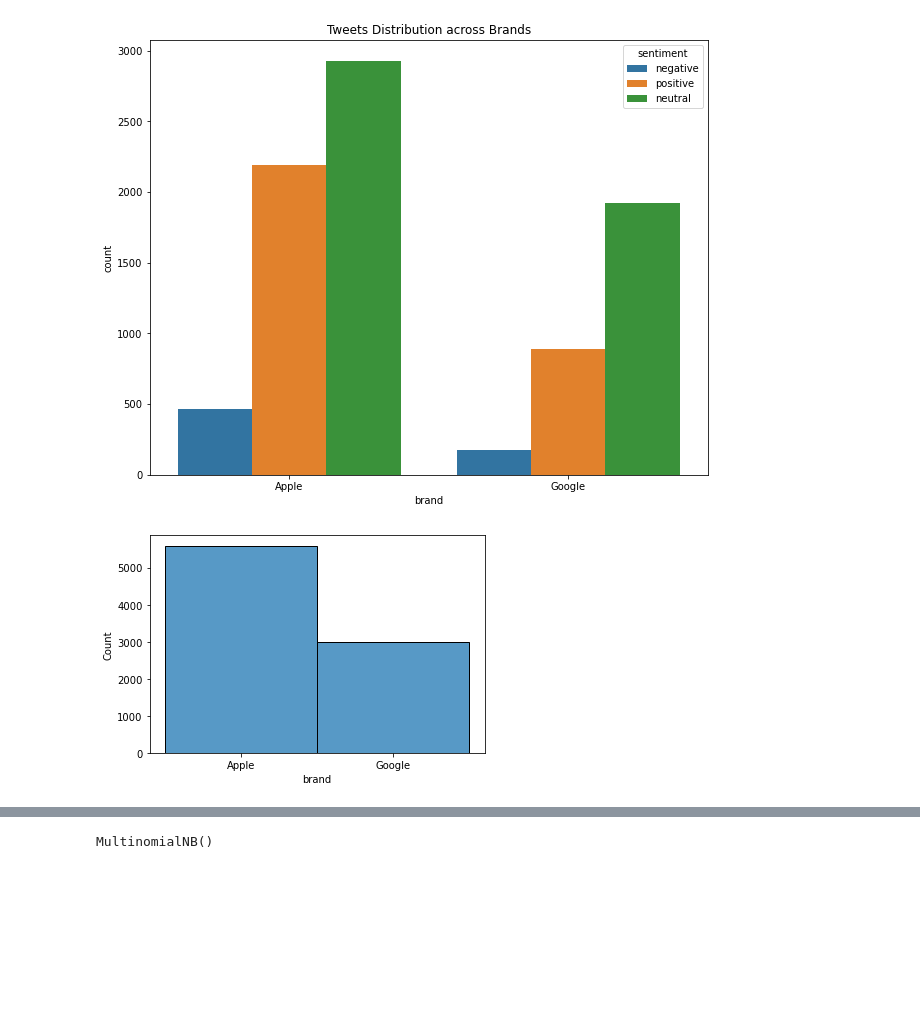
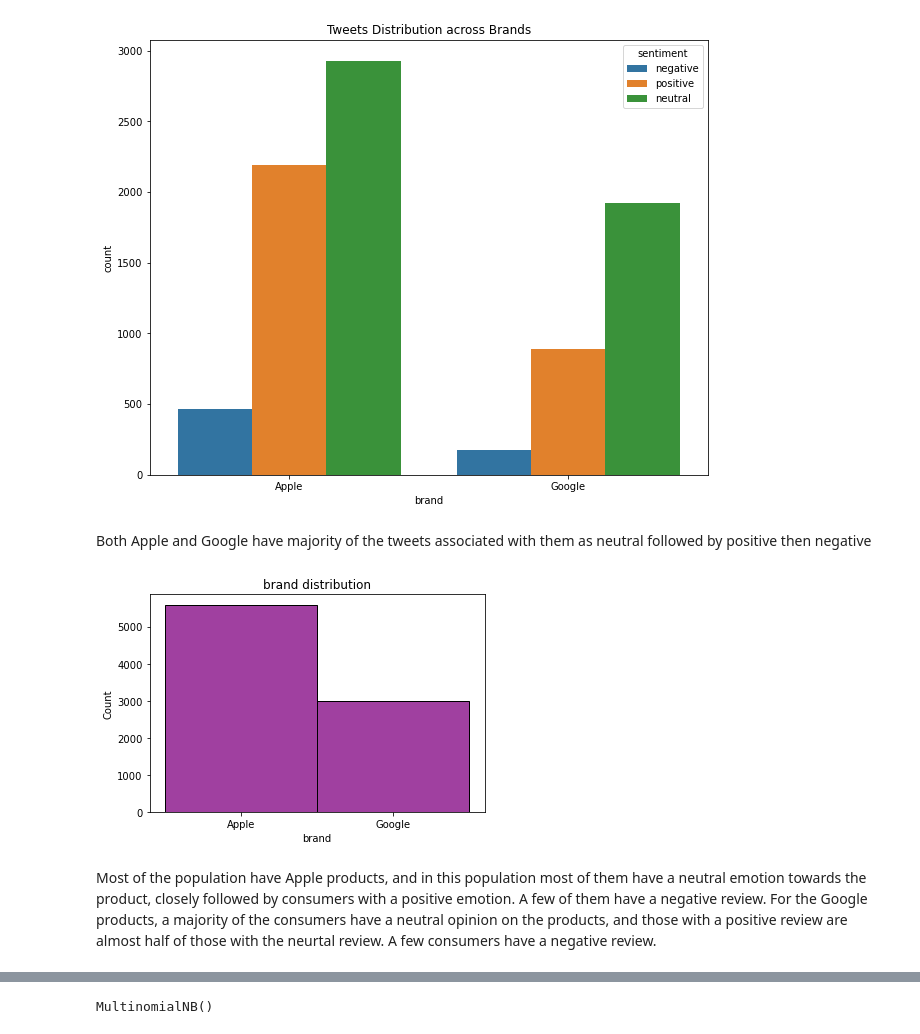
Before and after one commit to EKiplimo/NLP_Sentiment_Analysis, a Jupyter notebook: NLP_notebook.ipynb, the cells around one changed output, grey strips where cells are left out. Drawn from its saved outputs; the diff is of its cells as text; code cells hidden in the pictures; blank space fills up the shorter version.

```diff
--- a/NLP_notebook.ipynb
+++ b/NLP_notebook.ipynb
@@ -536,11 +552,17 @@ plt.title('Tweets Distribution across Brands')
 plt.show()
 # %% [output]
 [figure]
+# %% [markdown]
+Both Apple and Google have majority of the tweets associated with them as neutral followed by positive then negative
 # %%
 # Visualize distribution in the brands
-sns.histplot(x['brand']);
+ax = sns.histplot(x['brand'],color="purple")
+ax.set_title('brand distribution');
 # %% [output]
-[figure, old version]
+[figure, new version]
+# %% [markdown]
+Most of the population have Apple products, and in this population most of them have a neutral emotion towards the product, closely followed by consumers with a positive emotion. A few of them have a negative review.
+For the Google products, a majority of the consumers have a neutral opinion on the products, and those with a positive review are almost half of those with the neurtal review. A few consumers have a negative review.
 # %%
 # Visualizing the word count in the tweets
 # from PIL import Image
```
Also changed, not shown: parts of 31 cells of this notebook.
